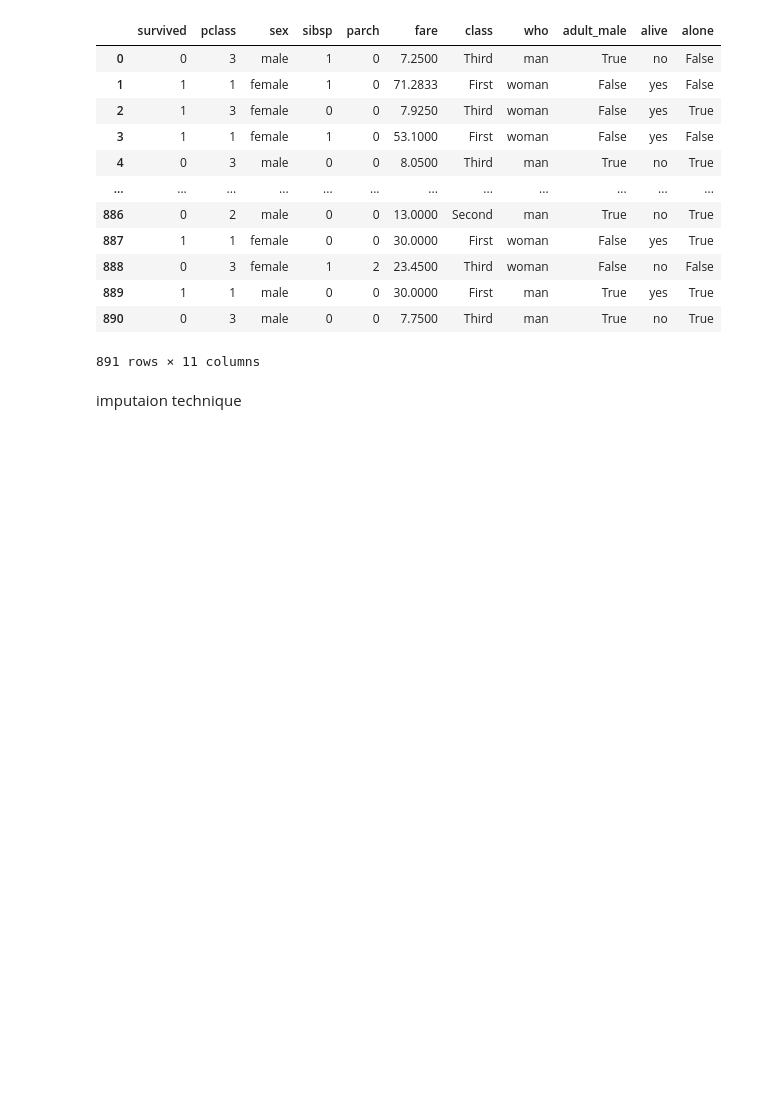
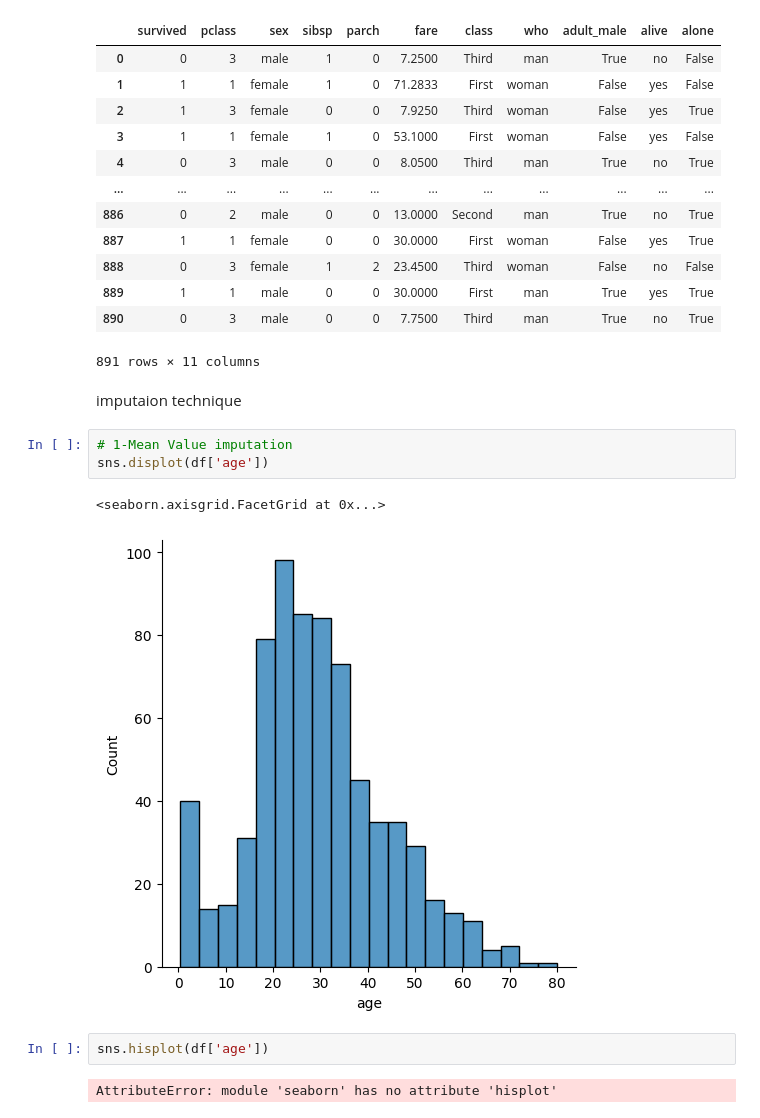
Before and after one commit to Mahadev1729/Python, a Jupyter notebook: FeatureEng/handelmissingvalue.ipynb, the cells around one changed output. Saved outputs shown, nothing was run; the diff lists cells and outputs as text; blank space fills up the shorter version.

Commit message:
dis plot

```diff
--- a/FeatureEng/handelmissingvalue.ipynb
+++ b/FeatureEng/handelmissingvalue.ipynb
@@ -83,3 +83,13 @@ df.dropna(axis=1)
 891 rows × 11 columns
 # %% [markdown]
 imputaion technique
+# %%
+# 1-Mean Value imputation
+sns.displot(df['age'])
+# %% [output]
+<seaborn.axisgrid.FacetGrid at 0x...>
+[figure, added]
+# %%
+sns.hisplot(df['age'])
+# %% [output]
+AttributeError: module 'seaborn' has no attribute 'hisplot'
```
Also changed, not shown: 1 other file.
